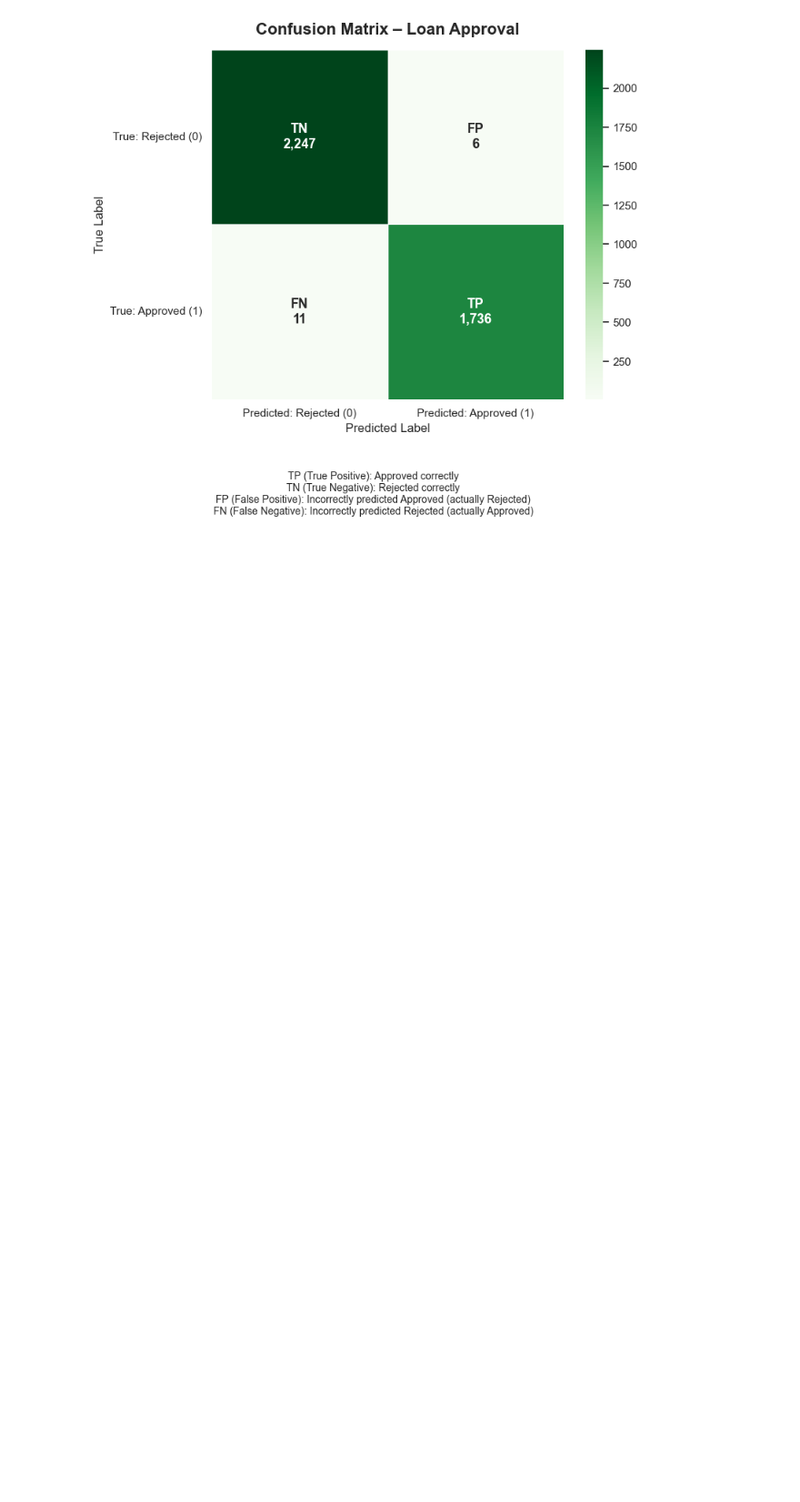
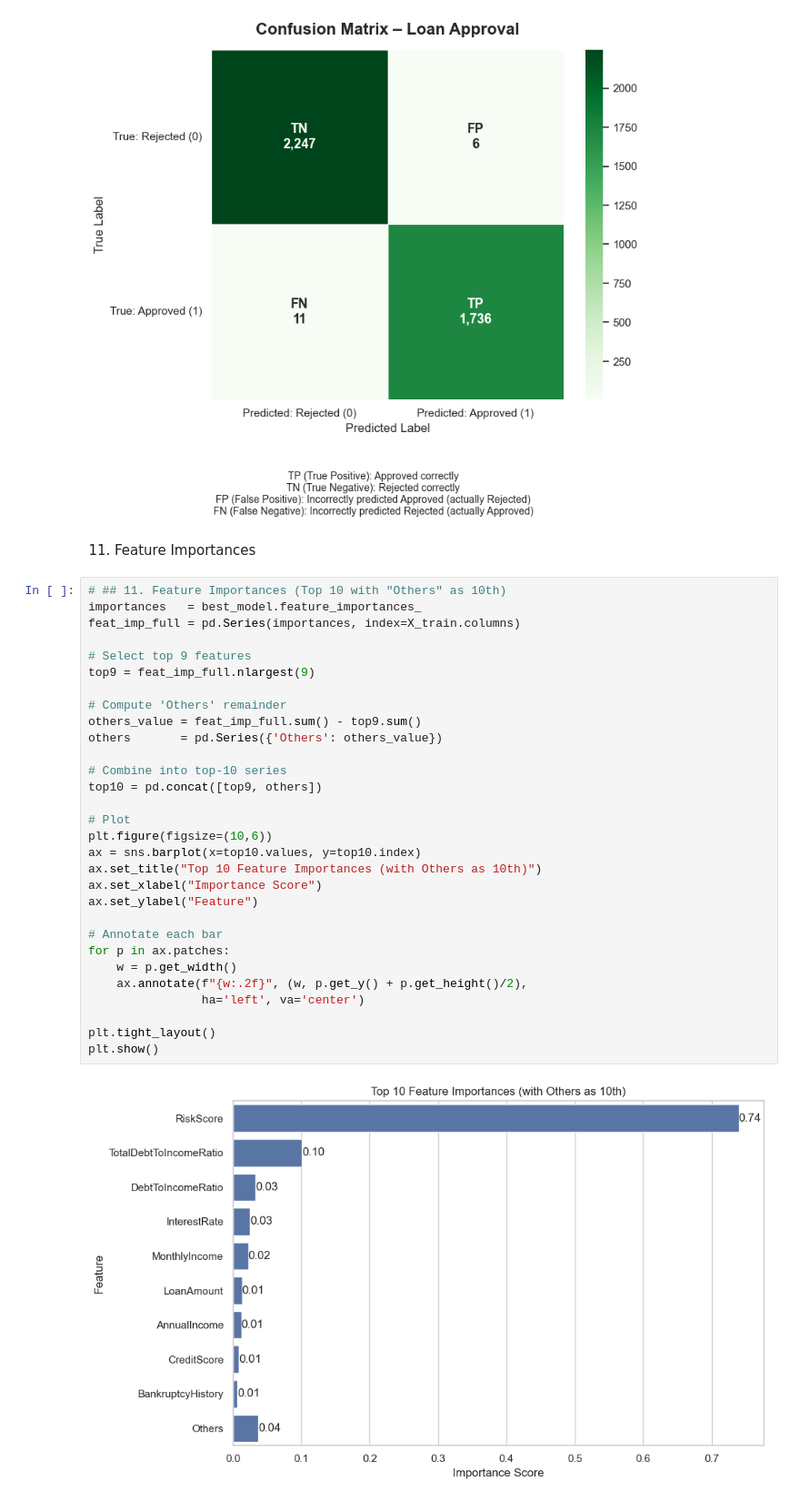
Before and after one commit to Sersoel/loan-approval-prediction, a Jupyter notebook: notebooks/loan_classification.ipynb, the cells around one changed output. Shown at 91% size. Cells and saved outputs as stored; diff of their text form; blank space fills up the shorter version.

Commit message:
feat(viz): plot top 10 feature importances with 'Others' as the 10th bar

```diff
--- a/notebooks/loan_classification.ipynb
+++ b/notebooks/loan_classification.ipynb
@@ -346,3 +346,37 @@ plt.tight_layout()
 plt.show()
 # %% [output]
 [figure]
+# %% [markdown]
+11. Feature Importances
+# %%
+# ## 11. Feature Importances (Top 10 with "Others" as 10th)
+importances   = best_model.feature_importances_
+feat_imp_full = pd.Series(importances, index=X_train.columns)
+
+# Select top 9 features
+top9 = feat_imp_full.nlargest(9)
+
+# Compute 'Others' remainder
+others_value = feat_imp_full.sum() - top9.sum()
+others       = pd.Series({'Others': others_value})
+
+# Combine into top-10 series
+top10 = pd.concat([top9, others])
+
+# Plot
+plt.figure(figsize=(10,6))
+ax = sns.barplot(x=top10.values, y=top10.index)
+ax.set_title("Top 10 Feature Importances (with Others as 10th)")
+ax.set_xlabel("Importance Score")
+ax.set_ylabel("Feature")
+
+# Annotate each bar
+for p in ax.patches:
+    w = p.get_width()
+    ax.annotate(f"{w:.2f}", (w, p.get_y() + p.get_height()/2),
+                ha='left', va='center')
+
+plt.tight_layout()
+plt.show()
+# %% [output]
+[figure, added]
```
